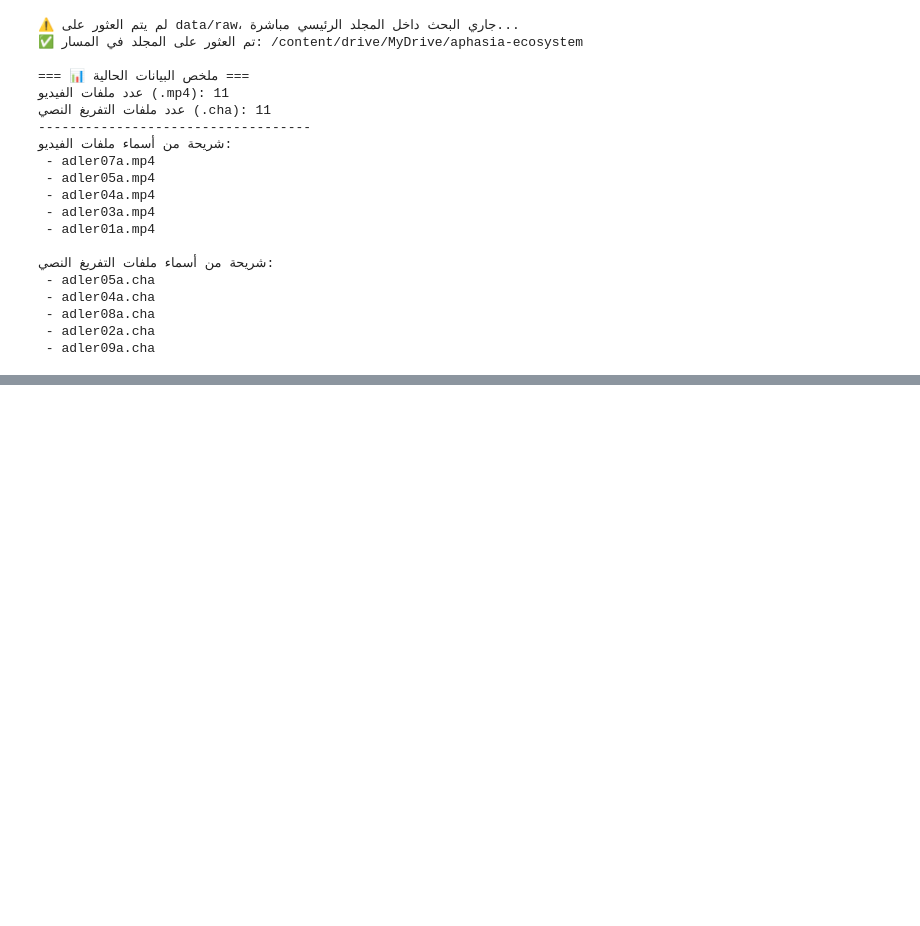
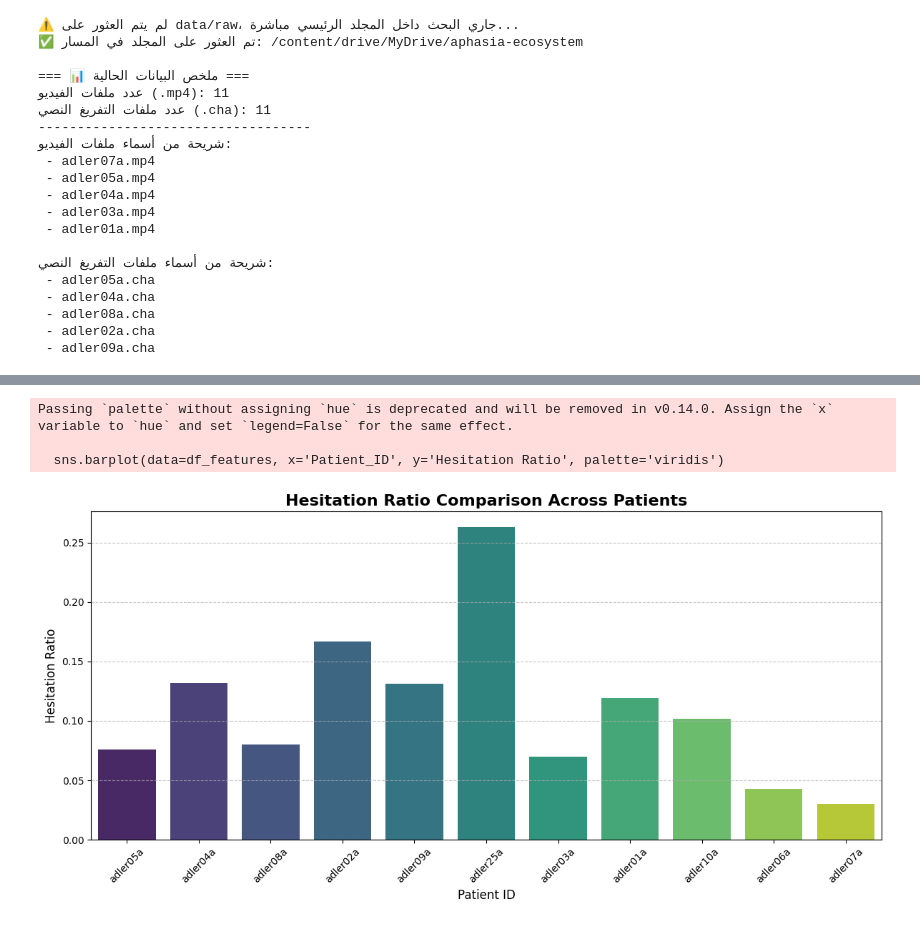
Before and after one commit to oq7oq/Alphasia-project, a Jupyter notebook: 01_data_exploration.ipynb, the cells around one changed output, grey strips where cells are left out. Cells and saved outputs as stored; diff of their text form; code cells hidden in the pictures; blank space fills up the shorter version.

Commit message:
complete data exploration, CHAT parsing, and feature extraction

```diff
--- a/01_data_exploration.ipynb
+++ b/01_data_exploration.ipynb
@@ -75,3 +75,17 @@ else:
  - adler08a.cha
  - adler02a.cha
  - adler09a.cha
+# %%
+# 1. اختيار أول ملف .cha من القائمة التي وجدناها
+sample_cha = transcript_files[0]
+
+print(f"📄 معاينة محتوى الملف: {sample_cha.name}\n")
+print("=" * 40)
+
+# 2. قراءة أول 20 سطر من الملف
+with open(sample_cha, 'r', encoding='utf-8', errors='ignore') as f:
+    lines = [f.readline() for _ in range(20)]
+    for line in lines:
+        print(line.strip())
+
+print("=" * 40)
@@ -77,0 +275,27 @@ else:
+# %%
+import matplotlib.pyplot as plt
+import seaborn as sns
+
+# Set figure size
+plt.figure(figsize=(12, 6))
+
+# Create the bar plot
+sns.barplot(data=df_features, x='Patient_ID', y='Hesitation Ratio', palette='viridis')
+
+# Add English titles and labels
+plt.title('Hesitation Ratio Comparison Across Patients', fontsize=16, fontweight='bold')
+plt.xlabel('Patient ID', fontsize=12)
+plt.ylabel('Hesitation Ratio', fontsize=12)
+
+# Format the x-axis and grid
+plt.xticks(rotation=45)
+plt.grid(axis='y', linestyle='--', alpha=0.7)
+
+# Display the plot
+plt.tight_layout()
+plt.show()
+# %% [output]
+Passing `palette` without assigning `hue` is deprecated and will be removed in v0.14.0. Assign the `x` variable to `hue` and set `legend=False` for the same effect.
+
+  sns.barplot(data=df_features, x='Patient_ID', y='Hesitation Ratio', palette='viridis')
+[figure, added]
```
Also changed, not shown: parts of 5 cells of this notebook.
